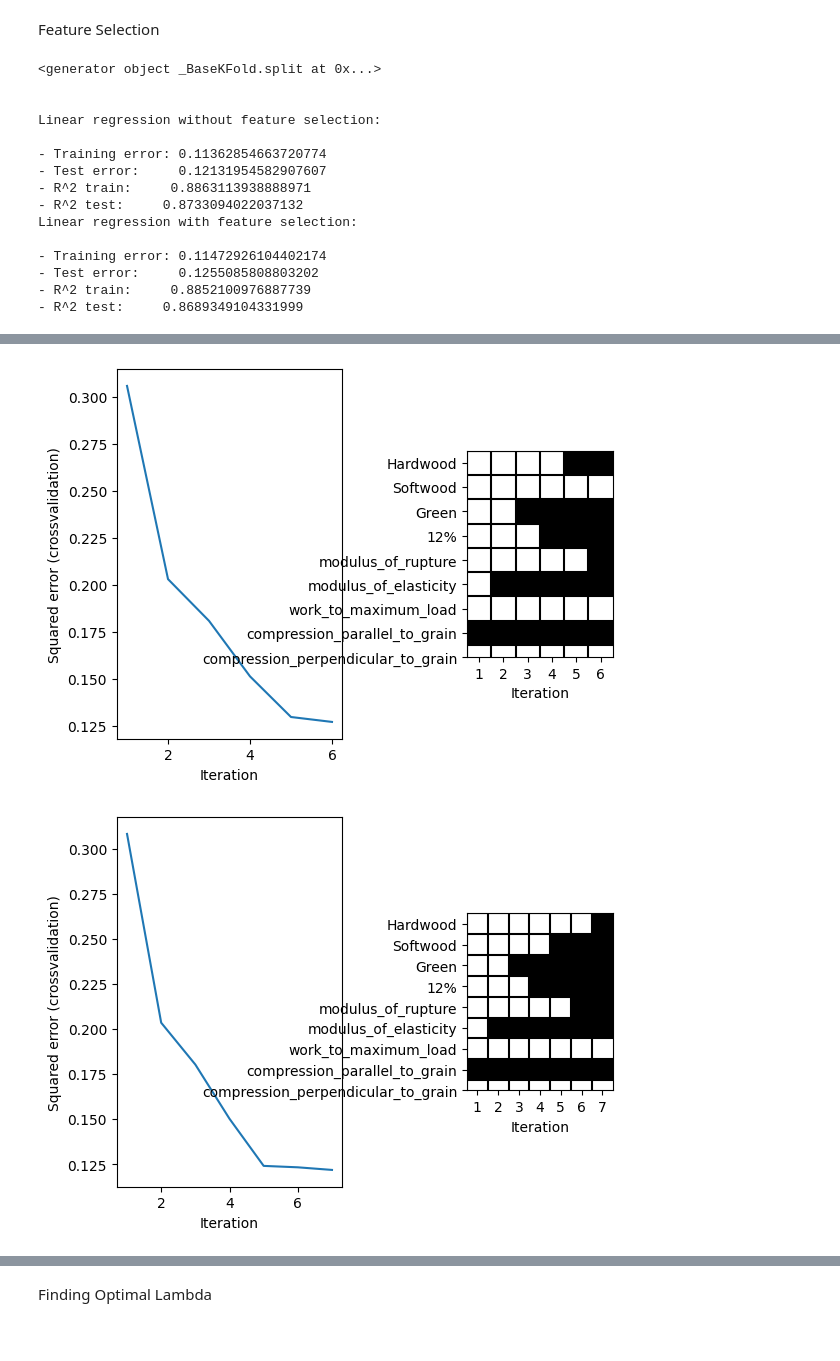
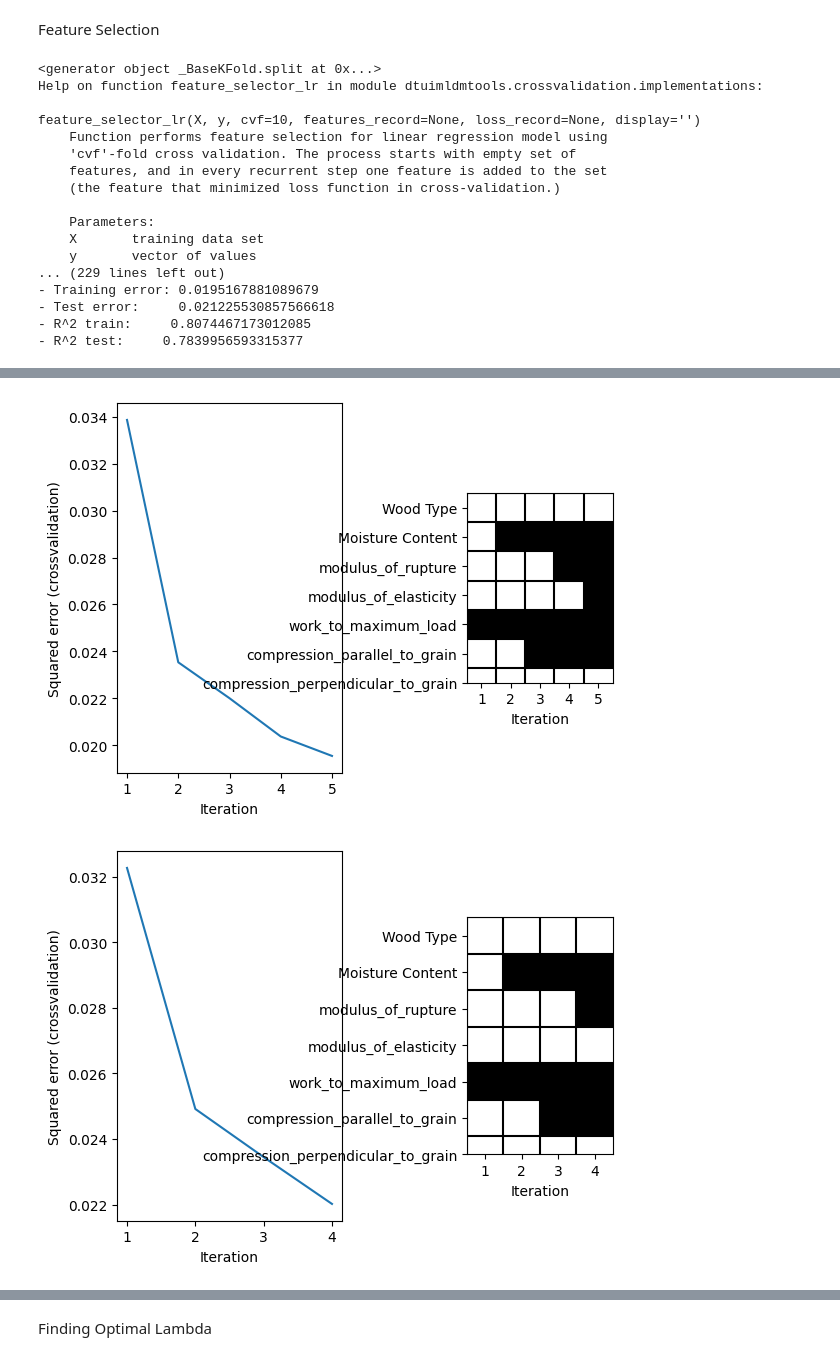
Before and after one commit to JohnOng123/02450-Project-2, a Jupyter notebook: Regression_Part_A.ipynb, the cells around one changed output, grey strips where cells are left out. Cells and saved outputs as stored; diff of their text form; code cells hidden in the pictures.

```diff
--- a/Regression_Part_A.ipynb
+++ b/Regression_Part_A.ipynb
@@ -44,37 +57,31 @@ print(data_cleaned.isnull().sum()) # 0 means data is clean
 data_arr = np.array(data_cleaned)  # Attributes are columns
 attributeNames = [name for name in data_cleaned.columns]
 attributeNames = attributeNames[7:12]
-attributeNames = np.concatenate((['Hardwood', 'Softwood', 'Green', '12%'], attributeNames))
+attributeNames = np.concatenate((['Wood Type', 'Moisture Content'], attributeNames))
 print(attributeNames)
 
 for i in range(data_arr.shape[1]):
     val, count = np.unique(data_arr[:,i], return_counts=True)
-    print(val.shape)        # Print how many unique values of each attribute exist
+    #print(val.shape)        # Print how many unique values of each attribute exist
                             # Probably dont do one of k coding for first 4 attributes since they have so many unique values
 
 data_adj = data_arr[:,6:12]
 
 
 for i in range(2):
-    OoK = np.zeros([data_arr.shape[0], 2])
+    OoK = np.zeros([data_arr.shape[0], 1])
     val, count = np.unique(data_arr[:,5 - i], return_counts=True)
-    print(val)
 
     for j in range(data_arr.shape[0]):
         if data_arr[j,5-i] == val[0]:
             OoK[j, 0] = 1
-        else:
-            OoK[j, 1] = 1
 
-    print(OoK.shape)
-    print(data_adj.shape)
     data_adj = np.concatenate((OoK, data_adj), 1)
 
-print(data_adj)
 
-for i in range(data_adj.shape[1]):      # Adjust data for zero mean and stddev 1
-    M = data_adj[:,i]
-    data_adj[:,i] = (M - np.mean(M))/(np.std(M))
+# for i in range(data_adj.shape[1]):      # Adjust data for zero mean and stddev 1
+#     M = data_adj[:,i]
+#     data_adj[:,i] = (M - np.mean(M))/(np.std(M))
 
 
 y = data_adj[:,4]
@@ -160,6 +167,7 @@ for train_index, test_index in CV.split(X):
     # Compute squared error with feature subset selection
     textout = ''
     selected_features, features_record, loss_record = feature_selector_lr(X_train, y_train, internal_cross_validation,display=textout)
+    help(feature_selector_lr)
 
     Features[selected_features,k] = 1
     # .. alternatively you could use module sklearn.feature_selection
@@ -203,17 +211,19 @@ print('- R^2 train:     {0}'.format((Error_train_nofeatures.sum()-Error_train_fs
 print('- R^2 test:     {0}'.format((Error_test_nofeatures.sum()-Error_test_fs.sum())/Error_test_nofeatures.sum()))
 # %% [output]
 <generator object _BaseKFold.split at 0x...>
+Help on function feature_selector_lr in module dtuimldmtools.crossvalidation.implementations:
 
+feature_selector_lr(X, y, cvf=10, features_record=None, loss_record=None, display='')
+    Function performs feature selection for linear regression model using
+    'cvf'-fold cross validation. The process starts with empty set of
+    features, and in every recurrent step one feature is added to the set
+    (the feature that minimized loss function in cross-validation.)
 
-Linear regression without feature selection:
-
-- Training error: 0.11362854663720774
-- Test error:     0.12131954582907607
-- R^2 train:     0.8863113938888971
-- R^2 test:     0.8733094022037132
-Linear regression with feature selection:
-
-- Training error: 0.11472926104402174
-- Test error:     0.1255085808803202
-- R^2 train:     0.8852100976887739
-- R^2 test:     0.8689349104331999
+    Parameters:
+    X       training data set
+    y       vector of values
+... (229 lines left out)
+- Training error: 0.0195167881089679
+- Test error:     0.021225530857566618
+- R^2 train:     0.8074467173012085
+- R^2 test:     0.7839956593315377
@@ -221,2 +231,2 @@ Linear regression with feature selection:
-[figure, old version]
+[figure, new version]
-[figure, old version]
+[figure, new version]
```
Also changed, not shown: parts of 5 cells of this notebook.
